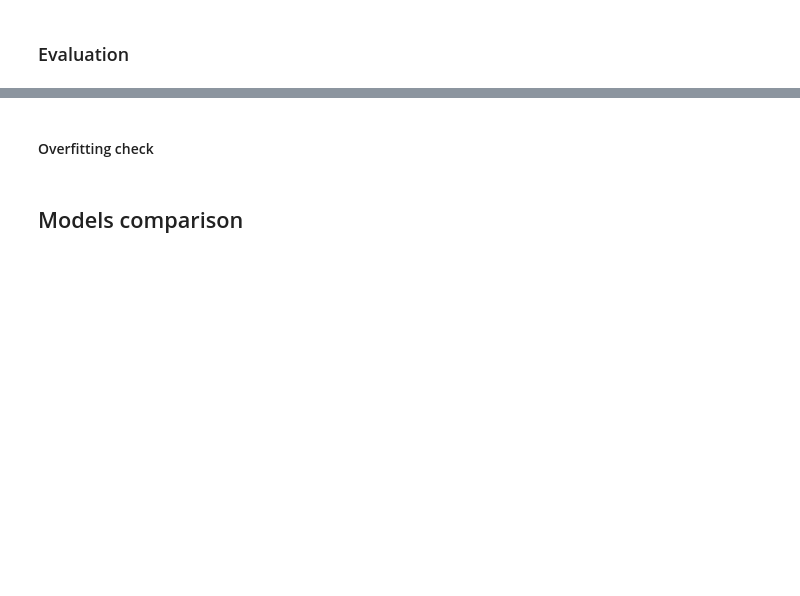
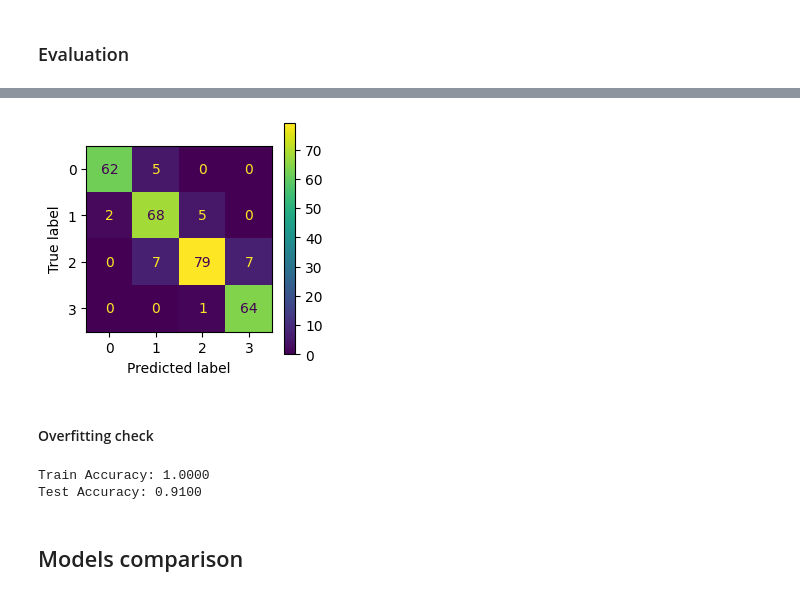
Before and after one commit to marta-glanowska/data-science, a Jupyter notebook: Projects/Classification/Classification_mobile_price.ipynb, the cells around one changed output, grey strips where cells are left out. Saved outputs shown, nothing was run; the diff lists cells and outputs as text; code cells hidden in the pictures; blank space fills up the shorter version.

```diff
--- a/Projects/Classification/Classification_mobile_price.ipynb
+++ b/Projects/Classification/Classification_mobile_price.ipynb
@@ -547,0 +621,8 @@ Test Accuracy: 0.9575
+# %%
+param_grid = {
+    'n_estimators': [100,200],
+    'max_depth': [4,5,6],
+    'learning_rate': [0.04,0.05,0.06]
+}
+# %%
+xgb_grid_model = GridSearchCV(xgb_model, param_grid, cv=5)
@@ -549,0 +676,9 @@ Test Accuracy: 0.9575
+# %%
+conf_matrix = confusion_matrix(y_test, y_pred)
+disp = ConfusionMatrixDisplay(conf_matrix, display_labels=xgb_grid_model.classes_)
+
+fig, ax = plt.subplots(figsize=(3,3))
+disp.plot(ax=ax)
+plt.show()
+# %% [output]
+[figure, added]
@@ -550,5 +687,14 @@ Test Accuracy: 0.9575
 # %% [markdown]
 #### Overfitting check
+# %%
+train_acc = accuracy_score(y_train, xgb_grid_model.predict(scaled_X_train))
+test_acc = accuracy_score(y_test, y_pred)
+
+print(f'Train Accuracy: {train_acc:.4f}')
+print(f'Test Accuracy: {test_acc:.4f}')
+# %% [output]
+Train Accuracy: 1.0000
+Test Accuracy: 0.9100
 # %% [markdown]
 ## Models comparison
 # %%
```
Also changed, not shown: parts of 42 cells of this notebook, 2 other files.
